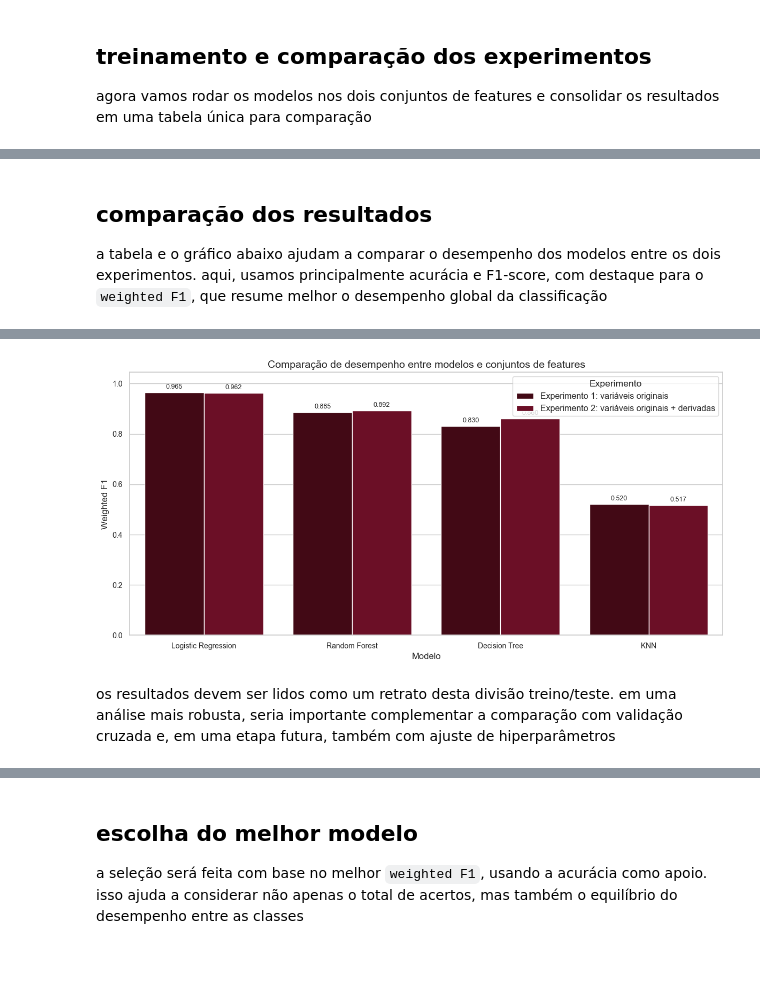
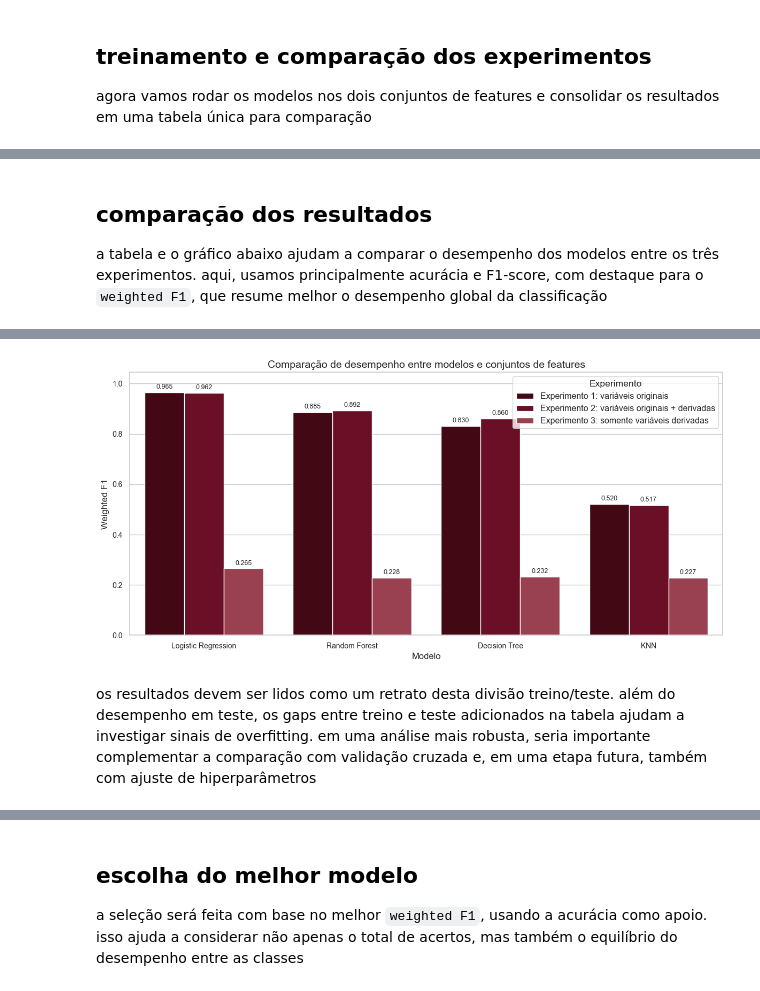
Before and after one commit to jessicafalcundes/machine-learning-projects, a Jupyter notebook: 04-mobile-price-classification/notebooks/02_multiclass_classification.ipynb, the cells around one changed output, grey strips where cells are left out. Drawn from its saved outputs; the diff is of its cells as text; code cells hidden in the pictures; blank space fills up the shorter version.

```diff
--- a/04-mobile-price-classification/notebooks/02_multiclass_classification.ipynb
+++ b/04-mobile-price-classification/notebooks/02_multiclass_classification.ipynb
@@ -146,9 +176,17 @@ X_original = df.drop(target, axis=1)
 y = df[target]
 
 X_engineered = df_model.drop(target, axis=1)
+X_derived_only = df_model[derived_features].copy()
+
+all_feature_sets = {
+    "Experimento 1: variáveis originais": X_original,
+    "Experimento 2: variáveis originais + derivadas": X_engineered,
+    "Experimento 3: somente variáveis derivadas": X_derived_only
+}
 
 print(f"Formato de X_original: {X_original.shape}")
 print(f"Formato de X_engineered: {X_engineered.shape}")
+print(f"Formato de X_derived_only: {X_derived_only.shape}")
 print(f"Formato de y: {y.shape}")
 # %% [output]
 Formato de X_original: (2000, 20)
@@ -174,6 +213,8 @@ X_original_train = X_original.loc[train_idx]
 X_original_test = X_original.loc[test_idx]
 X_engineered_train = X_engineered.loc[train_idx]
 X_engineered_test = X_engineered.loc[test_idx]
+X_derived_only_train = X_derived_only.loc[train_idx]
+X_derived_only_test = X_derived_only.loc[test_idx]
 y_train = y.loc[train_idx]
 y_test = y.loc[test_idx]
 
@@ -186,6 +227,7 @@ split_summary = pd.DataFrame({
 display(split_summary)
 print(f"X_original_train: {X_original_train.shape} | X_original_test: {X_original_test.shape}")
 print(f"X_engineered_train: {X_engineered_train.shape} | X_engineered_test: {X_engineered_test.shape}")
+print(f"X_derived_only_train: {X_derived_only_train.shape} | X_derived_only_test: {X_derived_only_test.shape}")
 # %% [output]
 |  | Base completa (%) | Treino (%) | Teste (%) |
 | price_range |  |  |  |
@@ -230,6 +273,11 @@ experiment_feature_sets = {
         "X_train": X_engineered_train,
         "X_test": X_engineered_test,
         "feature_columns": X_engineered.columns.tolist()
+    },
+    "Experimento 3: somente variáveis derivadas": {
+        "X_train": X_derived_only_train,
+        "X_test": X_derived_only_test,
+        "feature_columns": derived_features
     }
 }
 
@@ -245,11 +293,15 @@ def evaluate_models(experiment_name, X_train, X_test, y_train, y_test, models):
     for model_name, model in models.items():
         fitted_model = clone(model)
         fitted_model.fit(X_train, y_train)
+        y_pred_train = fitted_model.predict(X_train)
         y_pred = fitted_model.predict(X_test)
 
         accuracy = accuracy_score(y_test, y_pred)
         macro_f1 = f1_score(y_test, y_pred, average="macro")
         weighted_f1 = f1_score(y_test, y_pred, average="weighted")
+        train_accuracy = accuracy_score(y_train, y_pred_train)
+        train_macro_f1 = f1_score(y_train, y_pred_train, average="macro")
+        train_weighted_f1 = f1_score(y_train, y_pred_train, average="weighted")
 
         model_artifacts[(experiment_name, model_name)] = {
             "model": fitted_model,
@@ -276,7 +328,12 @@ def evaluate_models(experiment_name, X_train, X_test, y_train, y_test, models):
             "Modelo": model_name,
             "Acurácia": accuracy,
             "Macro F1": macro_f1,
-            "Weighted F1": weighted_f1
+            "Weighted F1": weighted_f1,
+            "Acurácia treino": train_accuracy,
+            "Macro F1 treino": train_macro_f1,
+            "Weighted F1 treino": train_weighted_f1,
+            "Gap Acurácia": train_accuracy - accuracy,
+            "Gap Weighted F1": train_weighted_f1 - weighted_f1
         })
 
     return pd.DataFrame(experiment_results)
@@ -318,15 +379,21 @@ results_df
 # %% [markdown]
 ## comparação dos resultados
 
-a tabela e o gráfico abaixo ajudam a comparar o desempenho dos modelos entre os dois experimentos. aqui, usamos principalmente acurácia e F1-score, com destaque para o `weighted F1`, que resume melhor o desempenho global da classificação
+a tabela e o gráfico abaixo ajudam a comparar o desempenho dos modelos entre os três experimentos. aqui, usamos principalmente acurácia e F1-score, com destaque para o `weighted F1`, que resume melhor o desempenho global da classificação
 # %%
 display(results_df.style.format({
     "Acurácia": "{:.4f}",
     "Macro F1": "{:.4f}",
-    "Weighted F1": "{:.4f}"
+    "Weighted F1": "{:.4f}",
+    "Acurácia treino": "{:.4f}",
+    "Macro F1 treino": "{:.4f}",
+    "Weighted F1 treino": "{:.4f}",
+    "Gap Acurácia": "{:.4f}",
+    "Gap Weighted F1": "{:.4f}"
 }))
 
 plot_df = results_df.copy()
+experiment_palette = dark_palette[:plot_df["Experimento"].nunique()]
 
 plt.figure(figsize=(12, 6))
 ax = sns.barplot(
@@ -334,7 +401,7 @@ ax = sns.barplot(
     x="Modelo",
     y="Weighted F1",
     hue="Experimento",
-    palette=dark_palette[:2]
+    palette=experiment_palette
 )
 
 for container in ax.containers:
@@ -360,3 +431,3 @@ plt.show()
-[figure, old version]
+[figure, new version]
 # %% [markdown]
-os resultados devem ser lidos como um retrato desta divisão treino/teste. em uma análise mais robusta, seria importante complementar a comparação com validação cruzada e, em uma etapa futura, também com ajuste de hiperparâmetros
+os resultados devem ser lidos como um retrato desta divisão treino/teste. além do desempenho em teste, os gaps entre treino e teste adicionados na tabela ajudam a investigar sinais de overfitting. em uma análise mais robusta, seria importante complementar a comparação com validação cruzada e, em uma etapa futura, também com ajuste de hiperparâmetros
```
Also changed, not shown: parts of 23 cells of this notebook, 12 other files.
